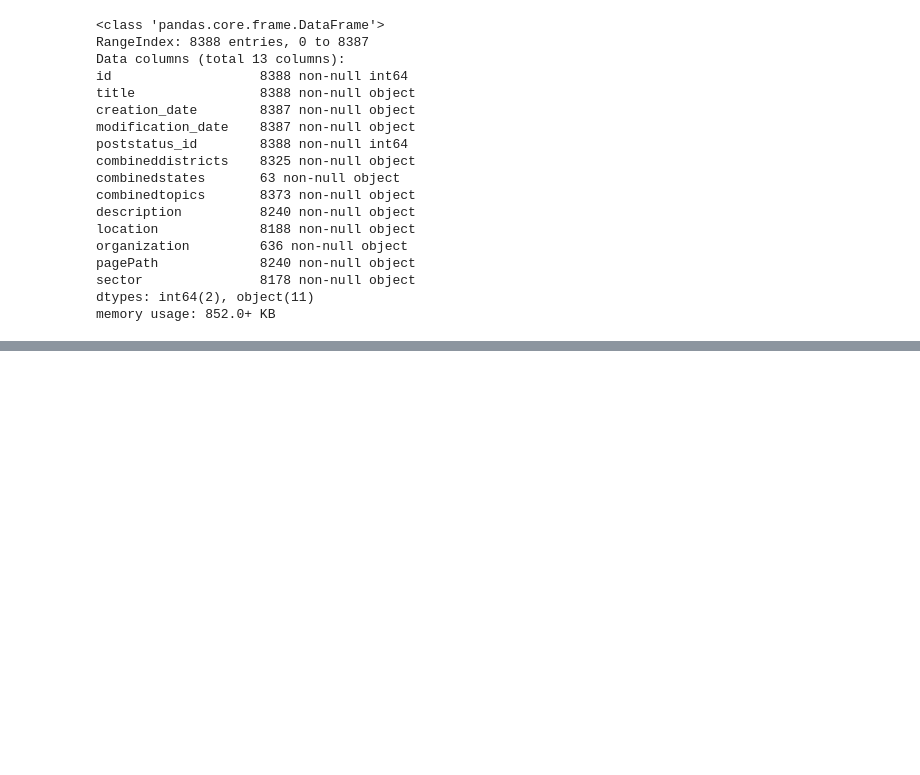
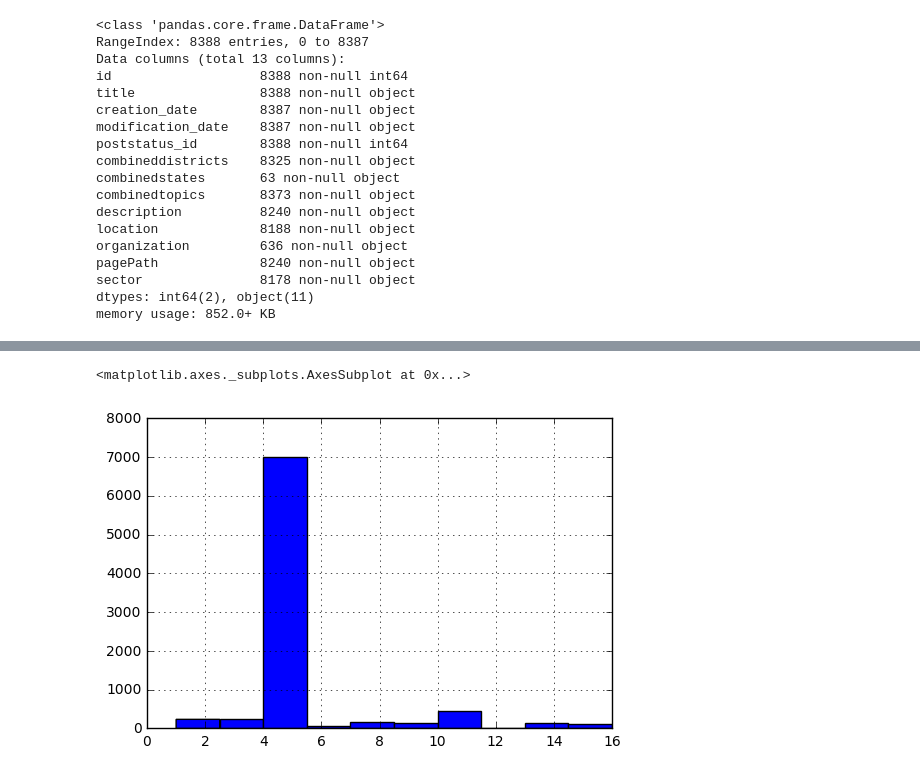
Before and after one commit to teoguso/dssg-data-dive-2017, a Jupyter notebook: notebooks/01-mg-first-data-exploration.ipynb, the cells around one changed output, grey strips where cells are left out. Cells and saved outputs as stored; diff of their text form; code cells hidden in the pictures; blank space fills up the shorter version.

```diff
--- a/notebooks/01-mg-first-data-exploration.ipynb
+++ b/notebooks/01-mg-first-data-exploration.ipynb
@@ -68,0 +196,4 @@ a
+# %%
+district_state_lut["dist_title"] = district_state_lut["title"]
+del district_state_lut["title"]
+district_state_lut.head()
@@ -68,0 +207,4 @@ a
+# %%
+# full_record.district = full_record.district.astype('int')
+# pd.concat([expanded_districts.head(), district_state_lut], join='outer')
+expd_dist_merge_states = expanded_districts.merge(district_state_lut, how='left', on='district')
@@ -68,0 +218,10 @@ a
+# %%
+# The expanded states dataset did not have district information to begin with, so it has to be set to NaN
+expanded_states["district"] = expanded_states.state
+expanded_states["dist_title"] = expanded_states.state
+expanded_states["district"] = np.nan
+expanded_states["dist_title"] = np.nan
+# %%
+full_record = expd_dist_merge_states.append(expanded_states, ignore_index=True)
+full_record.info()
+# expd_dist_plus_states[expd_dist_plus_states.state.isnull()]
@@ -68,0 +246,5 @@ a
+# %%
+full_record.state.hist()
+# %% [output]
+<matplotlib.axes._subplots.AxesSubplot at 0x...>
+[figure, added]
```
Also changed, not shown: parts of 25 cells of this notebook.
